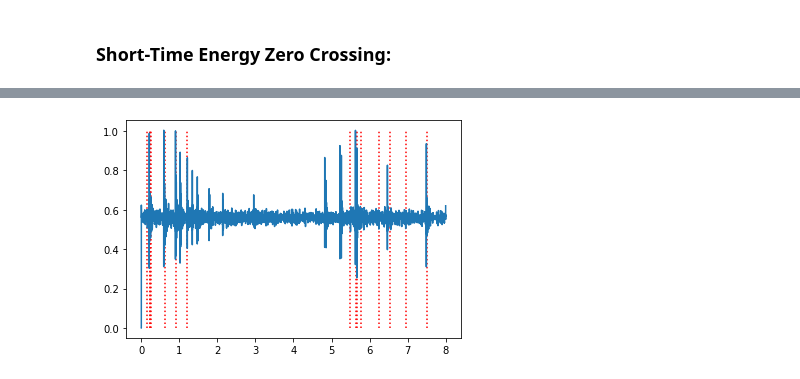
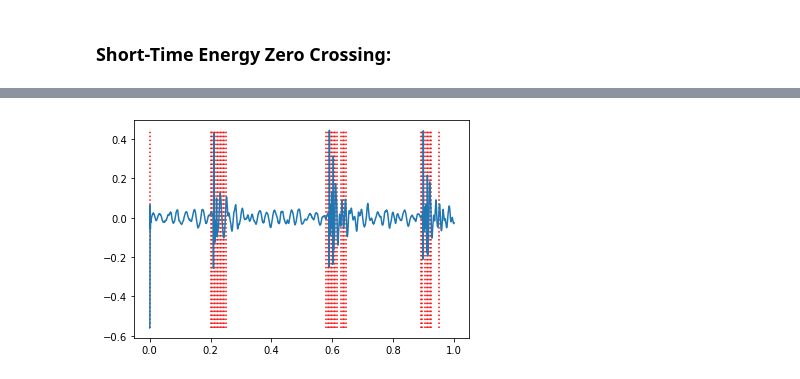
Before and after one commit to vkoil/pempheris-adspersa-alphabetisation, a Jupyter notebook: segmentation.ipynb, the cells around one changed output, grey strips where cells are left out. Cells and saved outputs as stored; diff of their text form; code cells hidden in the pictures.

Commit message:
analysis and optimisation of energy zero crossing voice activity detection

```diff
--- a/segmentation.ipynb
+++ b/segmentation.ipynb
@@ -46,10 +46,11 @@ Return:
     s_signal (numpy.array): spliced signal
     s_boundaries (numpy.array): boundaries adjusted to spliced signal
 '''
-def signal_splice(signal, t1, t2, sr, boundaries=[]):
+def signal_splice(signal, t1, t2, sr=sr, boundaries=None):
     t1 = int(t1*sr)
     t2 = int(t2*sr)
     signal = signal[t1:t2]
-    boundaries = boundaries[(boundaries >= t1) & (boundaries <= t2)] #obtain boundaries in range
-    boundaries -= t1
+    if (boundaries is not None):
+        boundaries = boundaries[(boundaries >= t1) & (boundaries <= t2)] #obtain boundaries in range
+        boundaries -= t1
     return signal, boundaries
@@ -105,7 +103,7 @@ def nonlinear_energy_operator(data, window_size, threshold):
 '''
     https://github.com/rimshasaeed/Voice-Activity-Detection
 '''
-def ezcr_vad(signal, window_size, overlap, sr=sr):
+def energy_zcr_vad(signal, window_size, overlap, sr=sr):
     assert window_size > overlap
     window_size = int(window_size * sr)
     overlap = int(overlap * sr)
@@ -113,10 +111,11 @@ def ezcr_vad(signal, window_size, overlap, sr=sr):
 
     boundaries = []
 
-    low_energy = 130
-    high_energy = 150
-    low_zcr = 0.15
-    high_zcr = 0.3
+    low_energy = 1.2
+    high_energy = 1.5
+    low_zcr = 0.0035
+    high_zcr = 0.0055
+
 
     for i in range(0, num_frames, window_size-overlap):
         window = signal[i:i + window_size]
@@ -126,7 +125,7 @@ def ezcr_vad(signal, window_size, overlap, sr=sr):
         energy = sum(window**2)
         zcr = sum(abs(np.diff(window>0)*1))/len(window)
         verdict = 0
-        print(energy, zcr)
+
         if (energy < low_energy):
             if (zcr < low_zcr):
                 verdict = 0
@@ -142,14 +141,17 @@ def ezcr_vad(signal, window_size, overlap, sr=sr):
         else:
             verdict = 2
 
-        if (verdict == 0):
+        if (verdict > 0):
             boundaries.append(i)
+
     return np.array(boundaries)
 # %% [markdown]
 ## Segmentation Analysis:
 # %%
 # loads an audio file as an numpp array containing signal amplitudes
 sample, _ = librosa.load("data/samples/processed/67375127.140411201837_002510_002518.wav", sr=sr)
+# %%
+sample -= np.mean(sample)
 # %% [markdown]
 ### Non-Linear Energy Operator:
 # %%
@@ -172,4 +214,4 @@ plot_boundaries_on_signal(subsig, subbounds, sr)
 # %%
-boundaries_ezcr = ezcr_vad(sample, 0.01, 0.005)
-print("Number of boundaries: ", len(boundaries_ezcr))
-print("Boundary locations: ", boundaries_ezcr)
+boundaries_ezcr = energy_zcr_vad(sample, 0.01, 0.005)
+# print("Number of boundaries: ", len(boundaries_ezcr))
+# print("Boundary locations: ", boundaries_ezcr)
@@ -194,5 +218,5 @@ Boundary locations:  [  7440  11280  11520  12720  29520  44400  57600 263760 27
 # %%
-subsig_ezcr, subbounds_ezcr = signal_splice(sample, 0, 8, sr, boundaries_ezcr)
+subsig_ezcr, subbounds_ezcr = signal_splice(sample, 0, 1, sr, boundaries_ezcr)
 plot_boundaries_on_signal(subsig_ezcr, subbounds_ezcr, sr)
 # %% [output]
-[figure, old version]
+[figure, new version]
```
Also changed, not shown: parts of 9 cells of this notebook.
